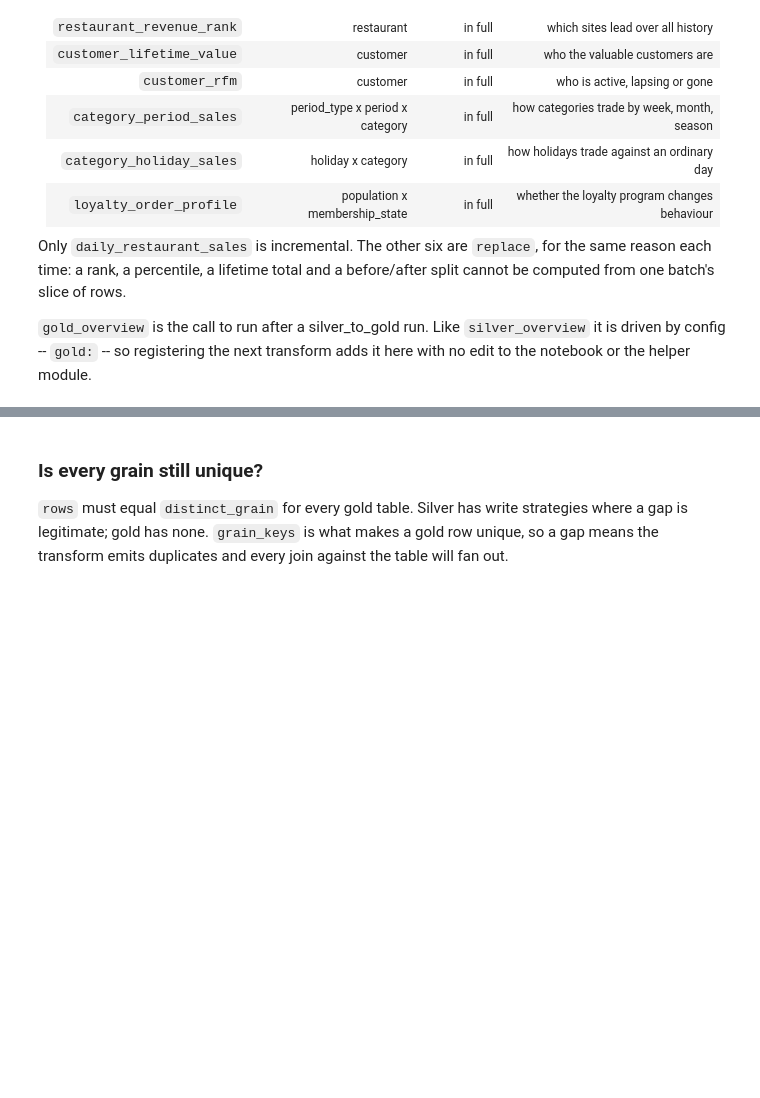
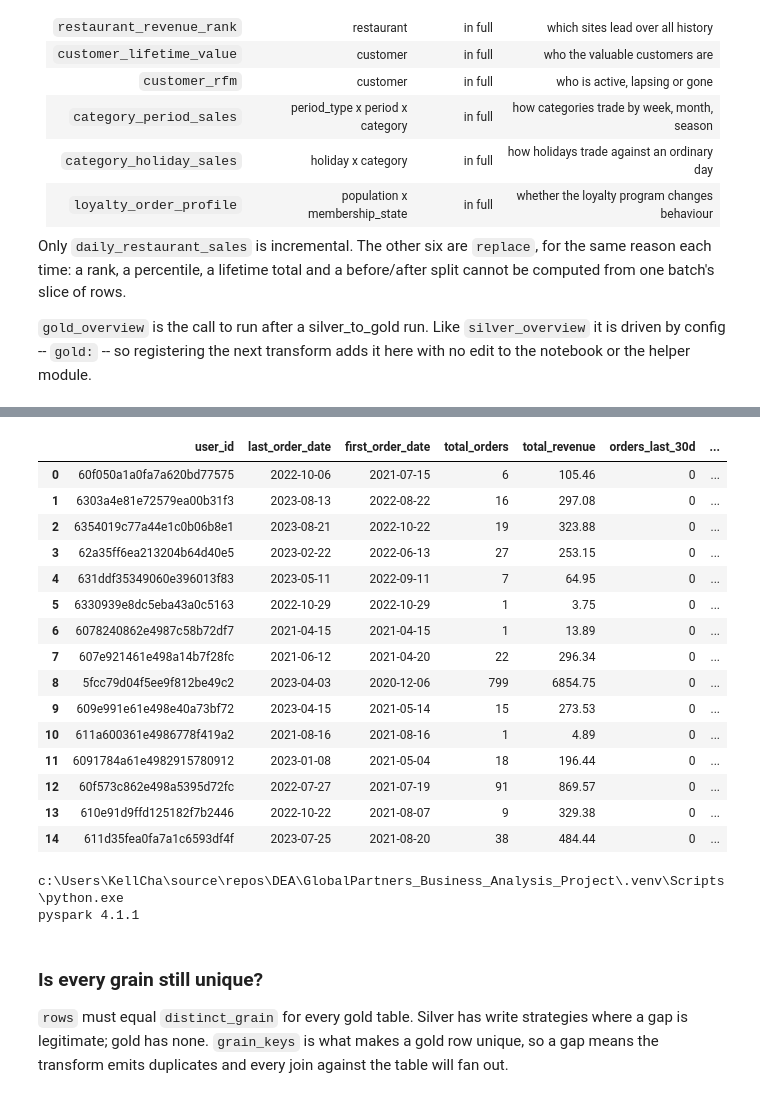
Before and after one commit to chance221/Global_Partners_BA_Data_Pipeline, a Jupyter notebook: notebooks/review_gold.ipynb, the cells around one changed output, grey strips where cells are left out. Saved outputs shown, nothing was run; the diff lists cells and outputs as text; code cells hidden in the pictures; blank space fills up the shorter version.

```diff
--- a/notebooks/review_gold.ipynb
+++ b/notebooks/review_gold.ipynb
@@ -155,3 +210,20 @@ rg.schema(spark, cfg, "gold", "daily_restaurant_sales")
 # %%
-rg.peek(spark, cfg, "gold", "restaurant_revenue_rank",
-        limit=15, order_by="revenue_rank")
+rg.peek(spark, cfg, "gold", "customer_rfm",
+        limit=15)
+# %% [output]
+|  | user_id | last_order_date | first_order_date | total_orders | total_revenue | orders_last_30d | ... |
+| 0 | 60f050a1a0fa7a620bd77575 | 2022-10-06 | 2021-07-15 | 6 | 105.46 | 0 | ... |
+| 1 | 6303a4e81e72579ea00b31f3 | 2023-08-13 | 2022-08-22 | 16 | 297.08 | 0 | ... |
+| 2 | 6354019c77a44e1c0b06b8e1 | 2023-08-21 | 2022-10-22 | 19 | 323.88 | 0 | ... |
+| 3 | 62a35ff6ea213204b64d40e5 | 2023-02-22 | 2022-06-13 | 27 | 253.15 | 0 | ... |
+| 4 | 631ddf35349060e396013f83 | 2023-05-11 | 2022-09-11 | 7 | 64.95 | 0 | ... |
+| 5 | 6330939e8dc5eba43a0c5163 | 2022-10-29 | 2022-10-29 | 1 | 3.75 | 0 | ... |
+| 6 | 6078240862e4987c58b72df7 | 2021-04-15 | 2021-04-15 | 1 | 13.89 | 0 | ... |
+| 7 | 607e921461e498a14b7f28fc | 2021-06-12 | 2021-04-20 | 22 | 296.34 | 0 | ... |
+| 8 | 5fcc79d04f5ee9f812be49c2 | 2023-04-03 | 2020-12-06 | 799 | 6854.75 | 0 | ... |
+| 9 | 609e991e61e498e40a73bf72 | 2023-04-15 | 2021-05-14 | 15 | 273.53 | 0 | ... |
+| 10 | 611a600361e4986778f419a2 | 2021-08-16 | 2021-08-16 | 1 | 4.89 | 0 | ... |
+| 11 | 6091784a61e4982915780912 | 2023-01-08 | 2021-05-04 | 18 | 196.44 | 0 | ... |
+| 12 | 60f573c862e498a5395d72fc | 2022-07-27 | 2021-07-19 | 91 | 869.57 | 0 | ... |
+| 13 | 610e91d9ffd125182f7b2446 | 2022-10-22 | 2021-08-07 | 9 | 329.38 | 0 | ... |
+| 14 | 611d35fea0fa7a1c6593df4f | 2023-07-25 | 2021-08-20 | 38 | 484.44 | 0 | ... |
@@ -160,3 +230,12 @@ rg.leaderboard(spark, cfg)
+# %%
+#rg.leaderboard(spark, cfg)
+
+import sys, pyspark
+print(sys.executable)
+print("pyspark", pyspark.__version__)   # 4.1.1 = .venv  |  3.5.4 = global
+# %% [output]
+c:\Users\KellCha\source\repos\DEA\GlobalPartners_Business_Analysis_Project\.venv\Scripts\python.exe
+pyspark 4.1.1
 # %% [markdown]
 ### Is every grain still unique?
 
```
Also changed, not shown: parts of 7 cells of this notebook, 9 other files.
